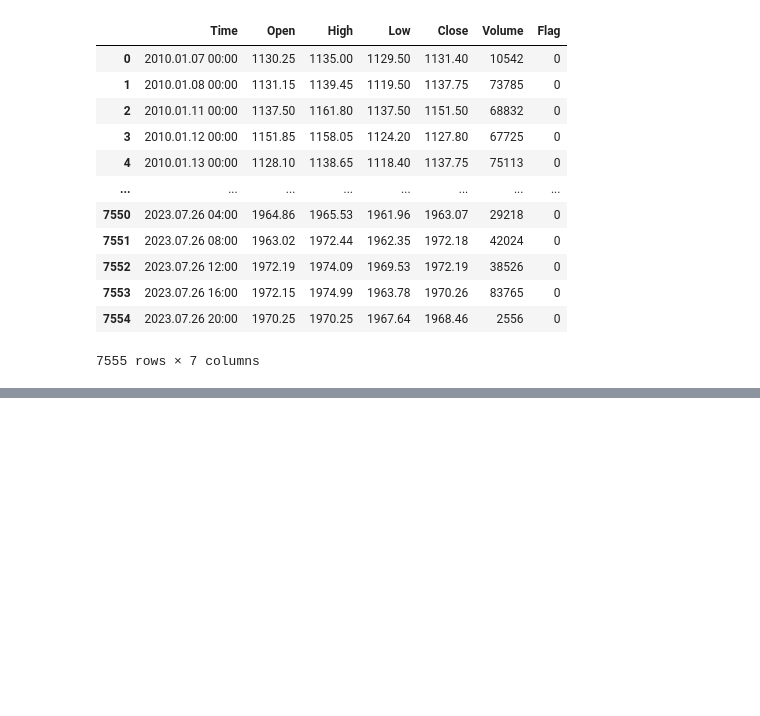
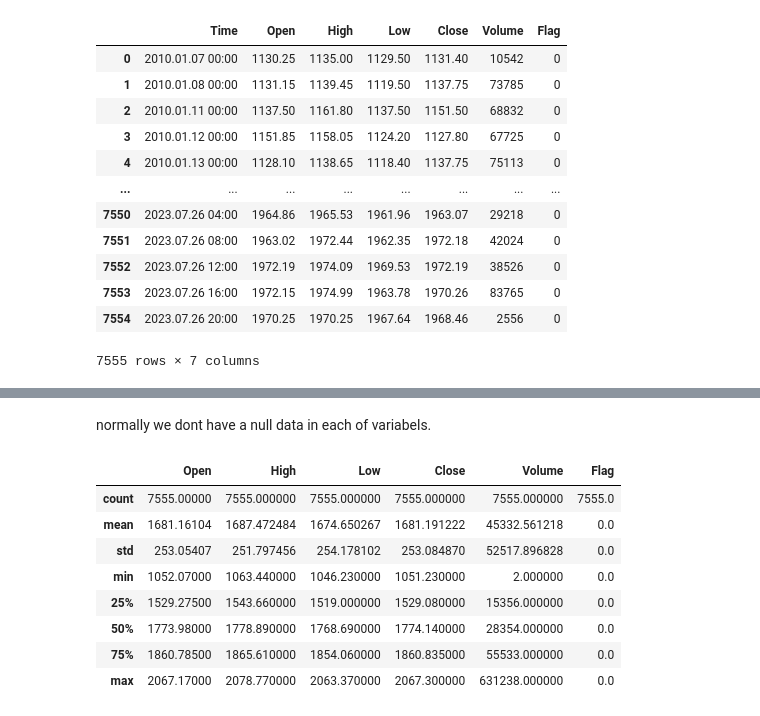
Before and after one commit to muhammad-eka/gold-forecasting-XAUUSD, a Jupyter notebook: Forex_XAUUSD_(GOLD_Prediction).ipynb, the cells around one changed output, grey strips where cells are left out. Cells and saved outputs as stored; diff of their text form; code cells hidden in the pictures; blank space fills up the shorter version.

```diff
--- a/Forex_XAUUSD_(GOLD_Prediction).ipynb
+++ b/Forex_XAUUSD_(GOLD_Prediction).ipynb
@@ -51,0 +80,14 @@ df
+# %% [markdown]
+normally we dont have a null data in each of variabels.
+# %%
+df.describe()
+# %% [output]
+|  | Open | High | Low | Close | Volume | Flag |
+| count | 7555.00000 | 7555.000000 | 7555.000000 | 7555.000000 | 7555.000000 | 7555.0 |
+| mean | 1681.16104 | 1687.472484 | 1674.650267 | 1681.191222 | 45332.561218 | 0.0 |
+| std | 253.05407 | 251.797456 | 254.178102 | 253.084870 | 52517.896828 | 0.0 |
+| min | 1052.07000 | 1063.440000 | 1046.230000 | 1051.230000 | 2.000000 | 0.0 |
+| 25% | 1529.27500 | 1543.660000 | 1519.000000 | 1529.080000 | 15356.000000 | 0.0 |
+| 50% | 1773.98000 | 1778.890000 | 1768.690000 | 1774.140000 | 28354.000000 | 0.0 |
+| 75% | 1860.78500 | 1865.610000 | 1854.060000 | 1860.835000 | 55533.000000 | 0.0 |
+| max | 2067.17000 | 2078.770000 | 2063.370000 | 2067.300000 | 631238.000000 | 0.0 |
```
Also changed, not shown: parts of 12 cells of this notebook.
